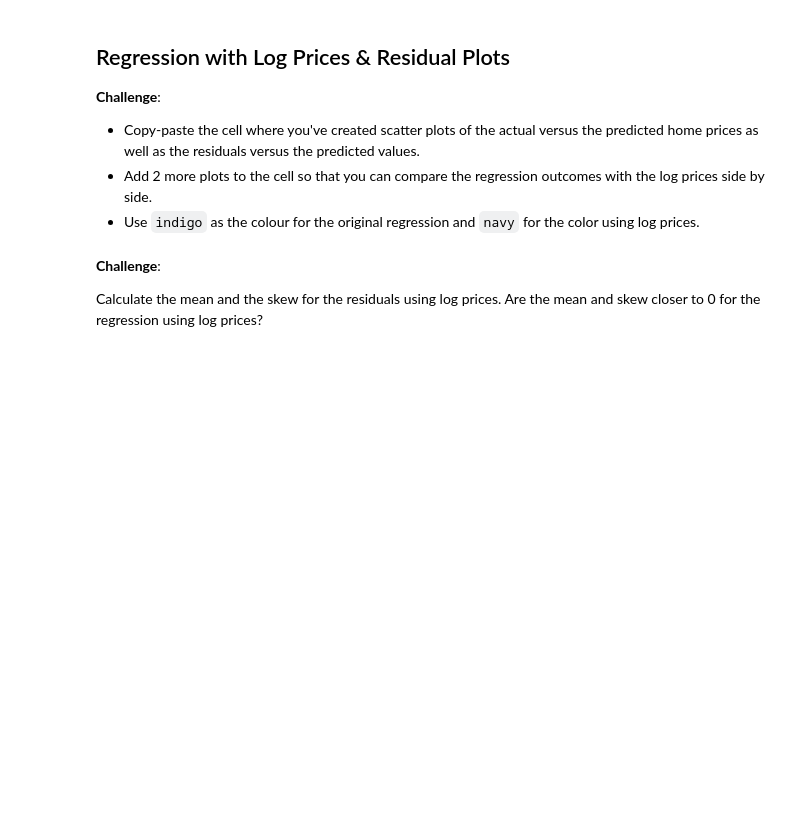
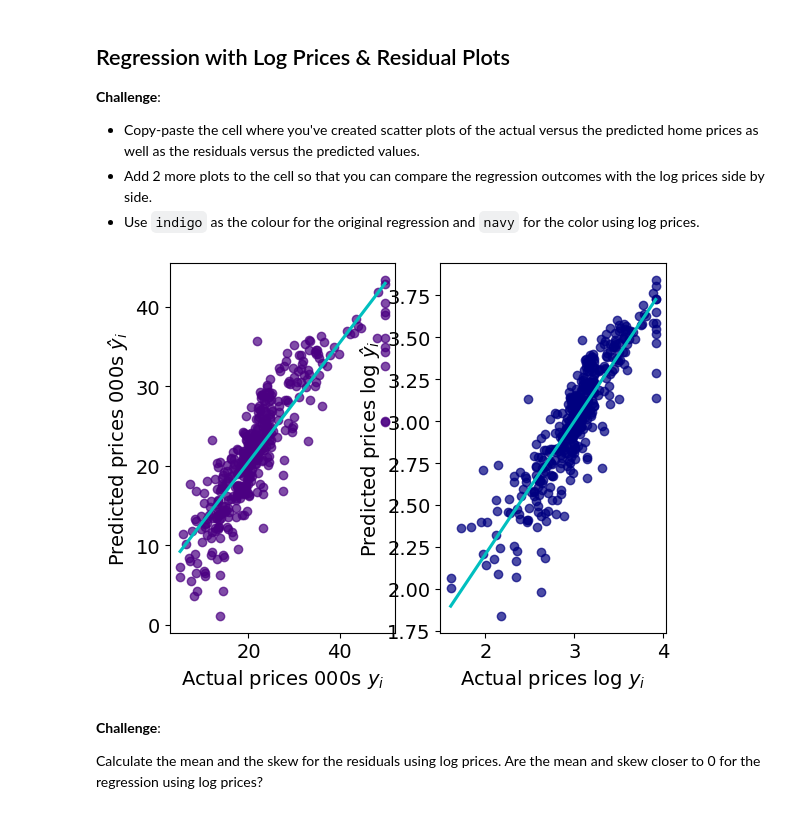
Before and after one commit to renankin/100-days-of-code, a Jupyter notebook: day-081/multivariable-regression/Multivariable_Regression_and_Valuation_Model_(start).ipynb, the cells around one changed output. Drawn from its saved outputs; the diff is of its cells as text; code cells hidden in the pictures; blank space fills up the shorter version.

```diff
--- a/day-081/multivariable-regression/Multivariable_Regression_and_Valuation_Model_(start).ipynb
+++ b/day-081/multivariable-regression/Multivariable_Regression_and_Valuation_Model_(start).ipynb
@@ -595,0 +601,6 @@ $$ \log (PR \hat ICE) = \theta _0 + \theta _1 RM + \theta _2 NOX + \theta_3 DIS
+# %%
+second_regression = LinearRegression()
+
+second_regression.fit(X_train_reg2, y_train_reg2)
+
+second_regression.score(X_train_reg2, y_train_reg2)
@@ -611,6 +641,39 @@ Hint: Use a DataFrame to make the output look pretty.
 * Copy-paste the cell where you've created scatter plots of the actual versus the predicted home prices as well as the residuals versus the predicted values.
 * Add 2 more plots to the cell so that you can compare the regression outcomes with the log prices side by side.
 * Use `indigo` as the colour for the original regression and `navy` for the color using log prices.
+# %%
+predicted_values_reg2 = second_regression.predict(X_train_reg2)
+
+residuals_reg2 = y_train_reg2 - predicted_values_reg2
+# %%
+fig, ax = plt.subplots(ncols=2)
+
+sns.regplot(x=y_train_reg1,
+            y=predicted_values_reg1,
+            ci=None,
+            color="indigo",
+            line_kws={"color": "c"},
+            scatter_kws={"alpha": 0.7},
+            ax=ax[0])
+
+sns.regplot(x=y_train_reg2,
+            y=predicted_values_reg2,
+            ci=None,
+            color="navy",
+            line_kws={"color": "c"},
+            scatter_kws={"alpha": 0.7},
+            ax=ax[1])
+
+ax[0].set_xlabel("Actual prices 000s $y_i$")
+ax[0].set_ylabel("Predicted prices 000s $ŷ_i$")
+
+ax[1].set_xlabel("Actual prices log $y_i$")
+ax[1].set_ylabel("Predicted prices log $ŷ_i$")
+
+
+plt.show()
+# %% [output]
+[figure, added]
 # %% [markdown]
 **Challenge**:
 
```
Also changed, not shown: parts of 14 cells of this notebook.
